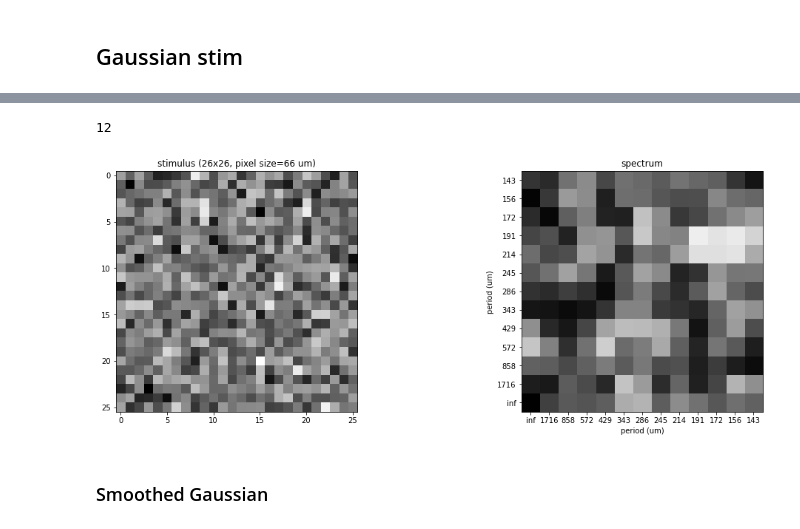
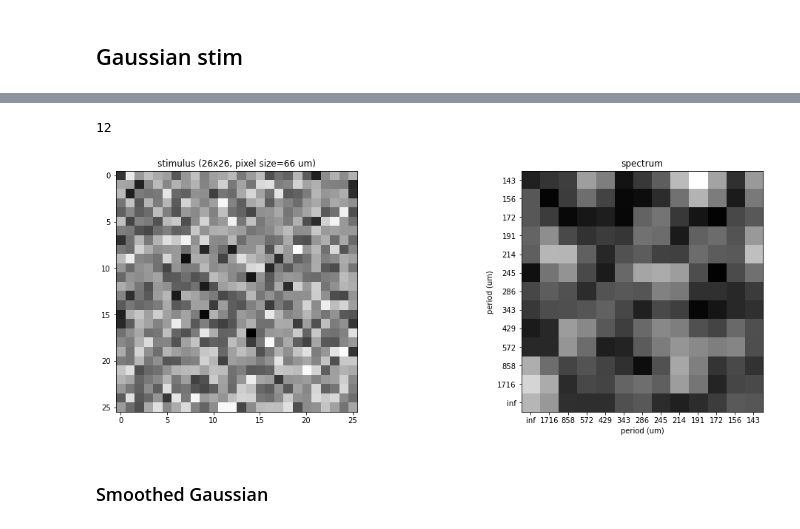
Before and after one commit to ys7yoo/corr_stim, a Jupyter notebook: generate_corr_stim.ipynb, the cells around one changed output, grey strips where cells are left out. Drawn from its saved outputs; the diff is of its cells as text; code cells hidden in the pictures.

```diff
--- a/generate_corr_stim.ipynb
+++ b/generate_corr_stim.ipynb
@@ -76,18 +76,18 @@ box_off()
 # %%
-idx_frame = 0
+idx_frame = int(num_frames/2)
 plt.figure(figsize=(18,6))
 plt.subplot(121)
 plt.imshow(stim[:,:,idx_frame], cmap='gray')
 plt.title('stimulus ({:d}x{:d}, pixel size={:2} um)'.format(width,height,pixel_size))
 
 plt.subplot(122)
 plot_spatial_spectrum(stim[:,:,idx_frame], pixel_size=pixel_size)
 plt.title('spectrum')
 
 plt.savefig('figure/stim_{}x{}_gauss.png'.format(width,height), bbox_inches='tight')
 # %% [output]
 12
-[figure, old version]
+[figure, new version]
 # %% [markdown]
 ### Smoothed Gaussian
 # %%
```
Also changed, not shown: parts of 9 cells of this notebook.
